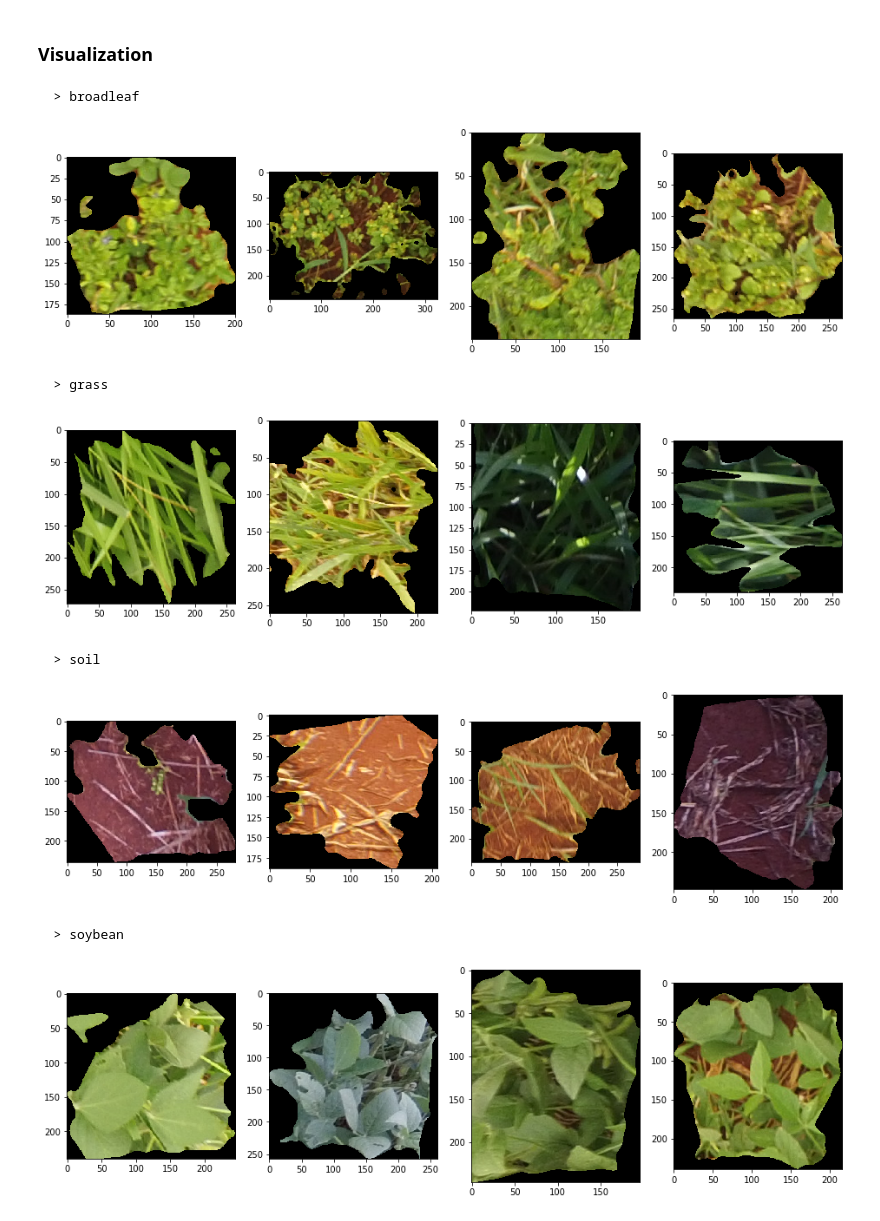
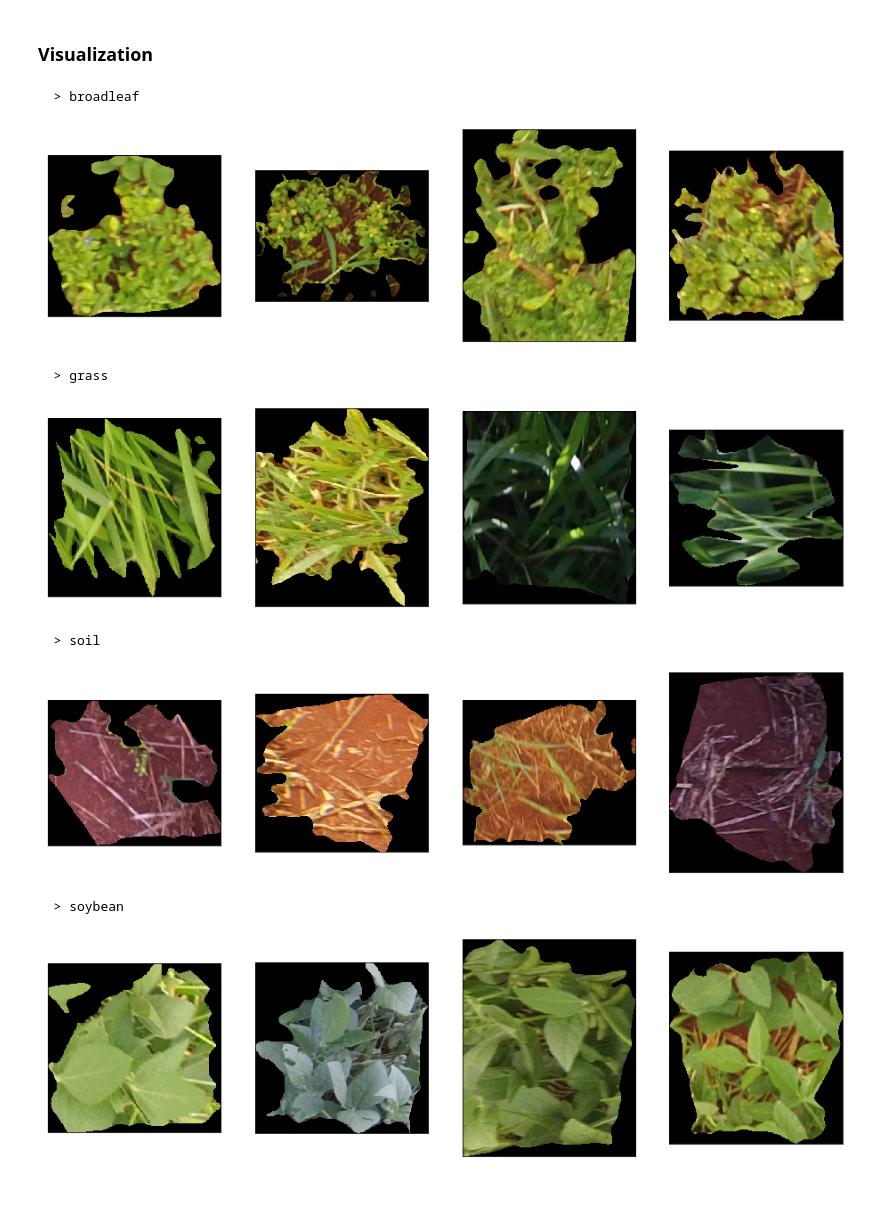
Before and after one commit to sixprime/machine_learning_course, a Jupyter notebook: plant_analysis/plant_analysis.ipynb, the cells around one changed output. Cells and saved outputs as stored; diff of their text form; code cells hidden in the pictures; blank space fills up the shorter version.

```diff
--- a/plant_analysis/plant_analysis.ipynb
+++ b/plant_analysis/plant_analysis.ipynb
@@ -42,20 +44,22 @@ Datasets
 # %%
 images_per_row = 4
 for dataset_name, dataset_files in DATASETS.items():
     dataset_directory = os.path.join(DATASET_ROOT, dataset_name)
     print('  >', dataset_name)
     _, axs = plt.subplots(1, images_per_row, figsize=(16,16))
     images = []
     for i in range(images_per_row):
         image = plt.imread(os.path.join(dataset_directory, dataset_files[i]))
         axs[i].imshow(image)
+        axs[i].get_xaxis().set_visible(False)
+        axs[i].get_yaxis().set_visible(False)
     plt.show()
 # %% [output]
   > broadleaf
-[figure, old version]
+[figure, new version]
   > grass
-[figure, old version]
+[figure, new version]
   > soil
-[figure, old version]
+[figure, new version]
   > soybean
-[figure, old version]
+[figure, new version]
```
Also changed, not shown: parts of 43 cells of this notebook.
